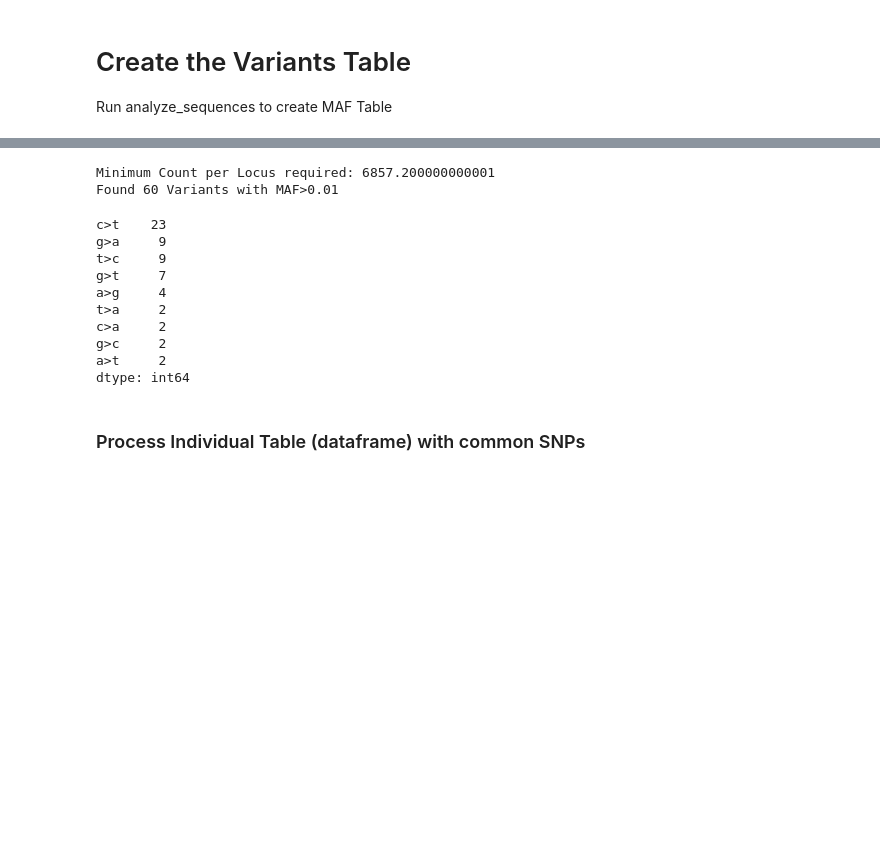
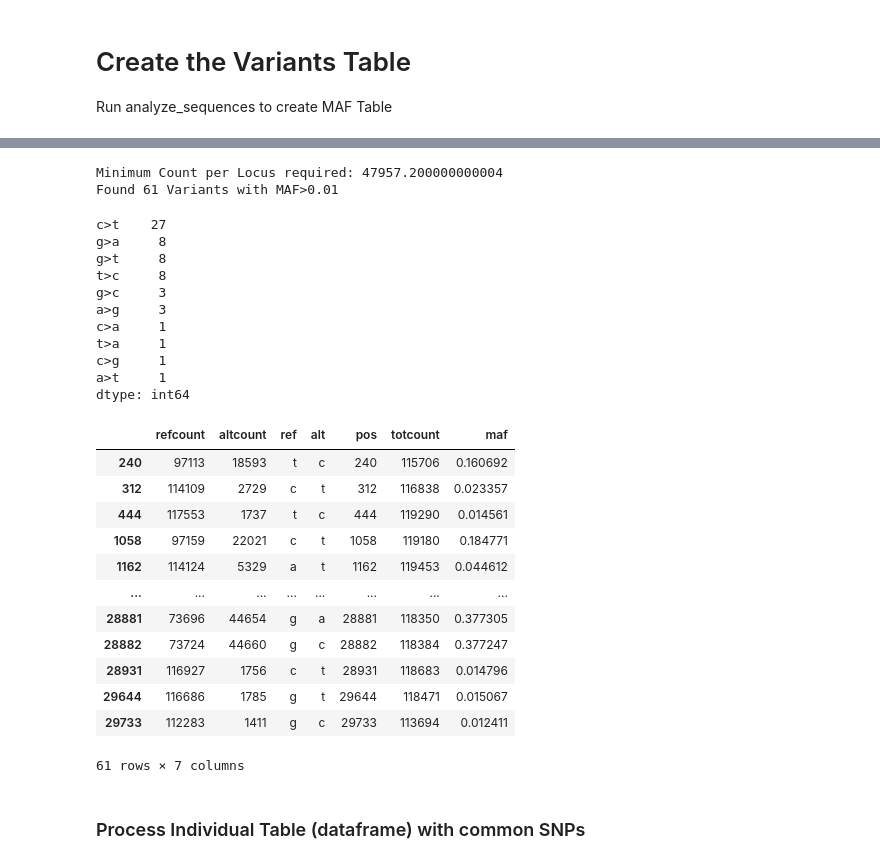
Before and after one commit to hringbauer/covid19_data, a Jupyter notebook: notebooks/process_data/create_h5.ipynb, the cells around one changed output, grey strips where cells are left out. Cells and saved outputs as stored; diff of their text form; code cells hidden in the pictures; blank space fills up the shorter version.

```diff
--- a/notebooks/process_data/create_h5.ipynb
+++ b/notebooks/process_data/create_h5.ipynb
@@ -317,7 +302,7 @@ Loaded 15056 Sequences from ./output/single_seq_aligned3.tsv
 Run analyze_sequences to create MAF Table
 # %%
 %%time
-savepath = "./output/tables/allele_spectrum.tsv"
+savepath = "./output/tables/allele_spectrum_oct20.tsv"
 df1 = pd.read_csv(savepath, sep="\t")
 print(f"Loaded {len(df1)} Loci Statistics from {savepath}")
 mx_ref = np.max(df1["refcount"])
@@ -335,16 +320,17 @@ df_var = extract_var_df(df1, maf = 0.01, frac_tot = 0.4)
 mutations = df_var["ref"] + ">" + df_var["alt"]
 mutations.value_counts()
 # %% [output]
-Minimum Count per Locus required: 6857.200000000001
-Found 60 Variants with MAF>0.01
+Minimum Count per Locus required: 47957.200000000004
+Found 61 Variants with MAF>0.01
-c>t    23
-g>a     9
-t>c     9
-g>t     7
-a>g     4
-t>a     2
-c>a     2
-g>c     2
-a>t     2
+c>t    27
+g>a     8
+g>t     8
+t>c     8
+g>c     3
+a>g     3
+c>a     1
+t>a     1
+c>g     1
+a>t     1
 dtype: int64
 # %%
@@ -352,3 +338,19 @@ df_var.to_csv("./output/tables/variant_maf.tsv", sep="\t", index=False)
+# %%
+df_var
+# %% [output]
+|  | refcount | altcount | ref | alt | pos | totcount | maf |
+| 240 | 97113 | 18593 | t | c | 240 | 115706 | 0.160692 |
+| 312 | 114109 | 2729 | c | t | 312 | 116838 | 0.023357 |
+| 444 | 117553 | 1737 | t | c | 444 | 119290 | 0.014561 |
+| 1058 | 97159 | 22021 | c | t | 1058 | 119180 | 0.184771 |
+| 1162 | 114124 | 5329 | a | t | 1162 | 119453 | 0.044612 |
+| ... | ... | ... | ... | ... | ... | ... | ... |
+| 28881 | 73696 | 44654 | g | a | 28881 | 118350 | 0.377305 |
+| 28882 | 73724 | 44660 | g | c | 28882 | 118384 | 0.377247 |
+| 28931 | 116927 | 1756 | c | t | 28931 | 118683 | 0.014796 |
+| 29644 | 116686 | 1785 | g | t | 29644 | 118471 | 0.015067 |
+| 29733 | 112283 | 1411 | g | c | 29733 | 113694 | 0.012411 |
+61 rows × 7 columns
 # %%
 #np.sum(df_var["maf"]>0.3)
 # %% [markdown]
```
Also changed, not shown: parts of 12 cells of this notebook, 9 other files.
